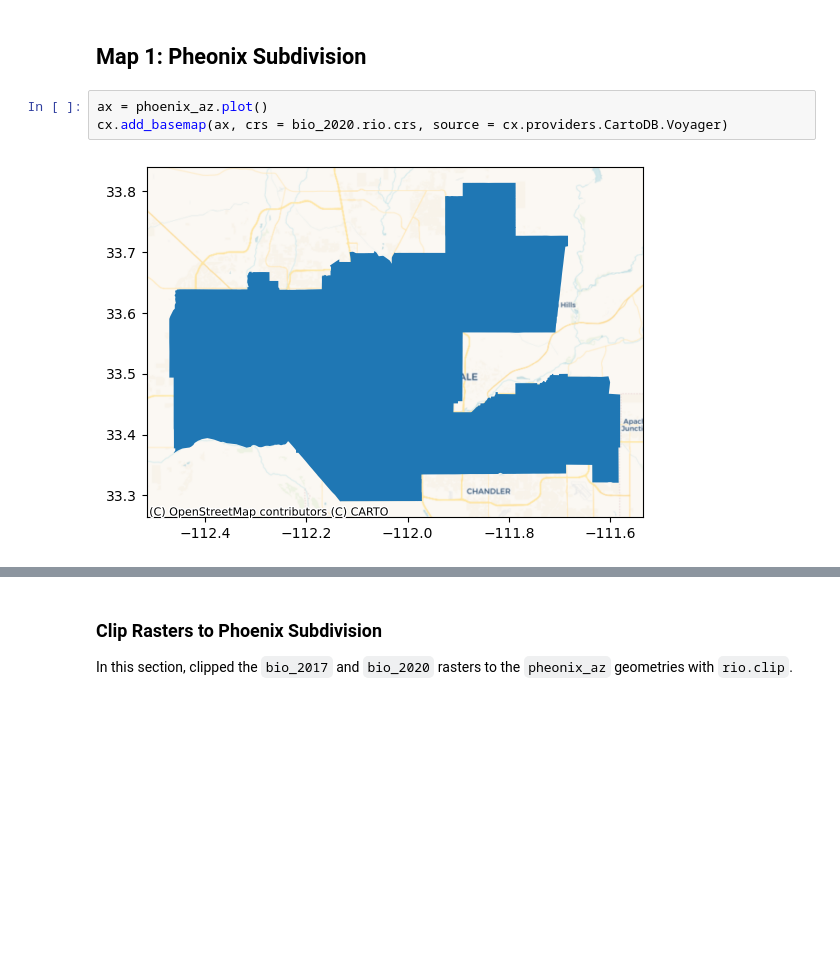
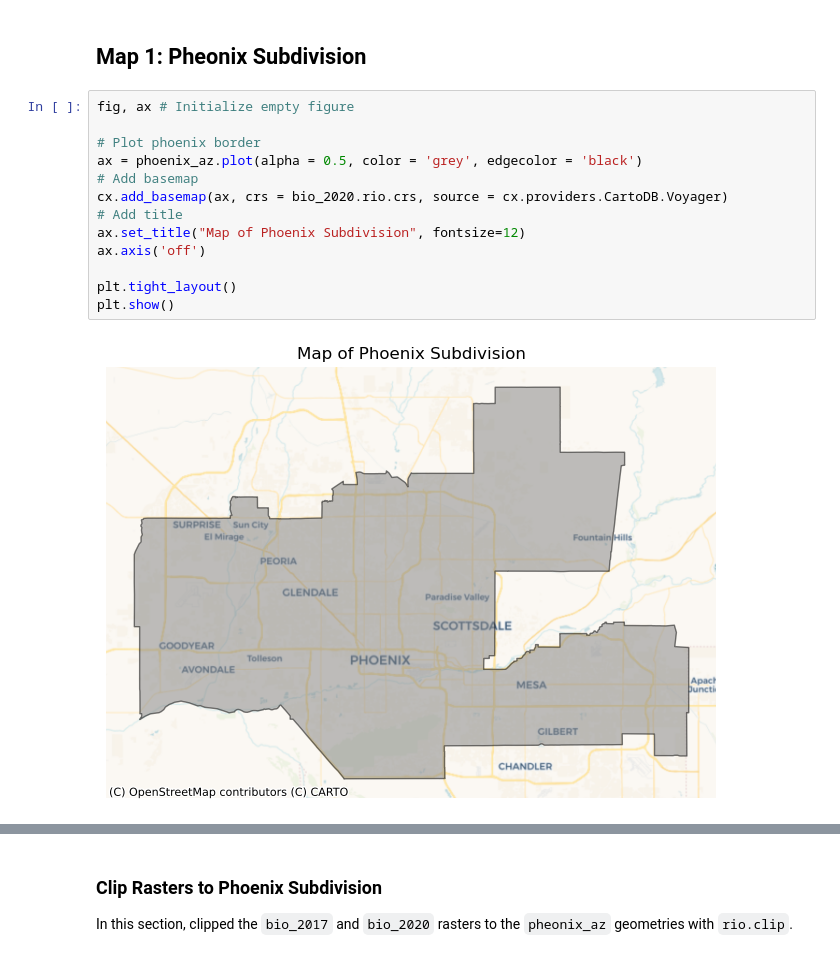
Before and after one commit to IsabellaSegarra/biodiversity-intactness, a Jupyter notebook: biodiversity-intactness.ipynb, the cells around one changed output, grey strips where cells are left out. Cells and saved outputs as stored; diff of their text form; blank space fills up the shorter version.

```diff
--- a/biodiversity-intactness.ipynb
+++ b/biodiversity-intactness.ipynb
@@ -177,7 +183,17 @@ assert phoenix_az.crs == bio_2017.rio.crs
 # %% [markdown]
 ## Map 1: Pheonix Subdivision
 # %%
-ax = phoenix_az.plot()
+fig, ax # Initialize empty figure
+
+# Plot phoenix border
+ax = phoenix_az.plot(alpha = 0.5, color = 'grey', edgecolor = 'black')
+# Add basemap
 cx.add_basemap(ax, crs = bio_2020.rio.crs, source = cx.providers.CartoDB.Voyager)
+# Add title
+ax.set_title("Map of Phoenix Subdivision", fontsize=12)
+ax.axis('off')
+
+plt.tight_layout()
+plt.show()
 # %% [output]
-[figure, old version]
+[figure, new version]
```
Also changed, not shown: parts of 25 cells of this notebook.
